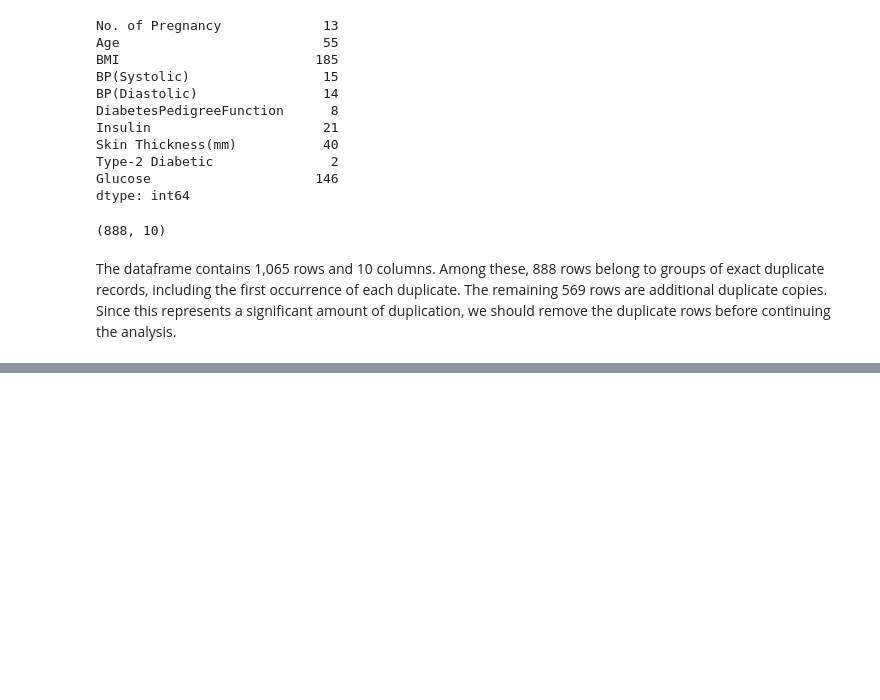
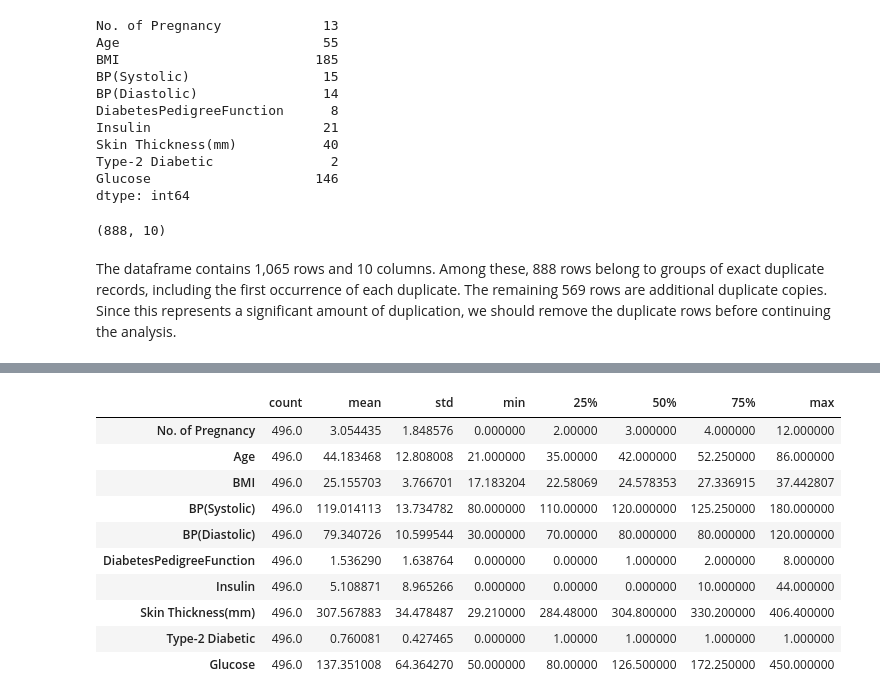
Before and after one commit to habib33-3/diabetes-detection-system, a Jupyter notebook: code.ipynb, the cells around one changed output, grey strips where cells are left out. Drawn from its saved outputs; the diff is of its cells as text; code cells hidden in the pictures; blank space fills up the shorter version.

```diff
--- a/code.ipynb
+++ b/code.ipynb
@@ -171,3 +262,17 @@ plt.show()
+# %%
+df.describe().T
+# %% [output]
+|  | count | mean | std | min | 25% | 50% | 75% | max |
+| No. of Pregnancy | 496.0 | 3.054435 | 1.848576 | 0.000000 | 2.00000 | 3.000000 | 4.000000 | 12.000000 |
+| Age | 496.0 | 44.183468 | 12.808008 | 21.000000 | 35.00000 | 42.000000 | 52.250000 | 86.000000 |
+| BMI | 496.0 | 25.155703 | 3.766701 | 17.183204 | 22.58069 | 24.578353 | 27.336915 | 37.442807 |
+| BP(Systolic) | 496.0 | 119.014113 | 13.734782 | 80.000000 | 110.00000 | 120.000000 | 125.250000 | 180.000000 |
+| BP(Diastolic) | 496.0 | 79.340726 | 10.599544 | 30.000000 | 70.00000 | 80.000000 | 80.000000 | 120.000000 |
+| DiabetesPedigreeFunction | 496.0 | 1.536290 | 1.638764 | 0.000000 | 0.00000 | 1.000000 | 2.000000 | 8.000000 |
+| Insulin | 496.0 | 5.108871 | 8.965266 | 0.000000 | 0.00000 | 0.000000 | 10.000000 | 44.000000 |
+| Skin Thickness(mm) | 496.0 | 307.567883 | 34.478487 | 29.210000 | 284.48000 | 304.800000 | 330.200000 | 406.400000 |
+| Type-2 Diabetic | 496.0 | 0.760081 | 0.427465 | 0.000000 | 1.00000 | 1.000000 | 1.000000 | 1.000000 |
+| Glucose | 496.0 | 137.351008 | 64.364270 | 50.000000 | 80.00000 | 126.500000 | 172.250000 | 450.000000 |
 # %%
 feature_cols = df.columns.drop(target_col)
 
```
Also changed, not shown: parts of 19 cells of this notebook.
